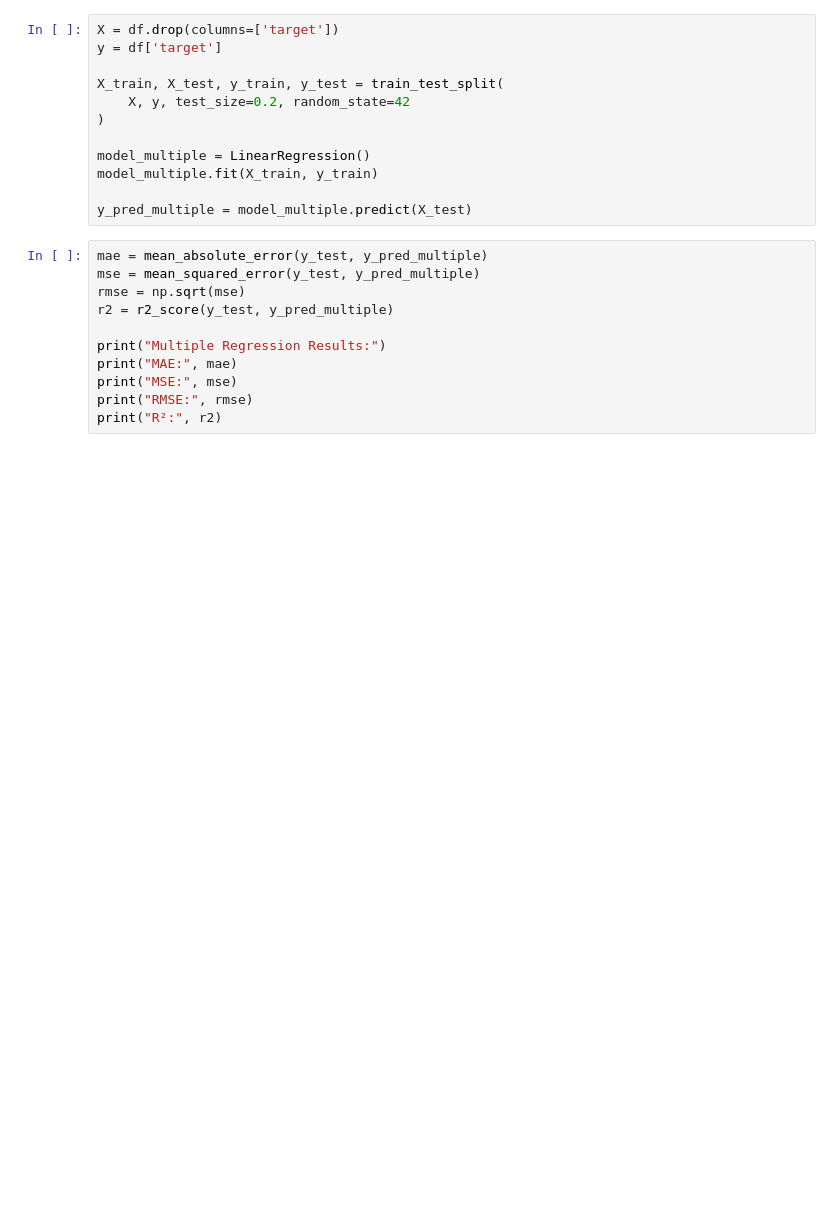
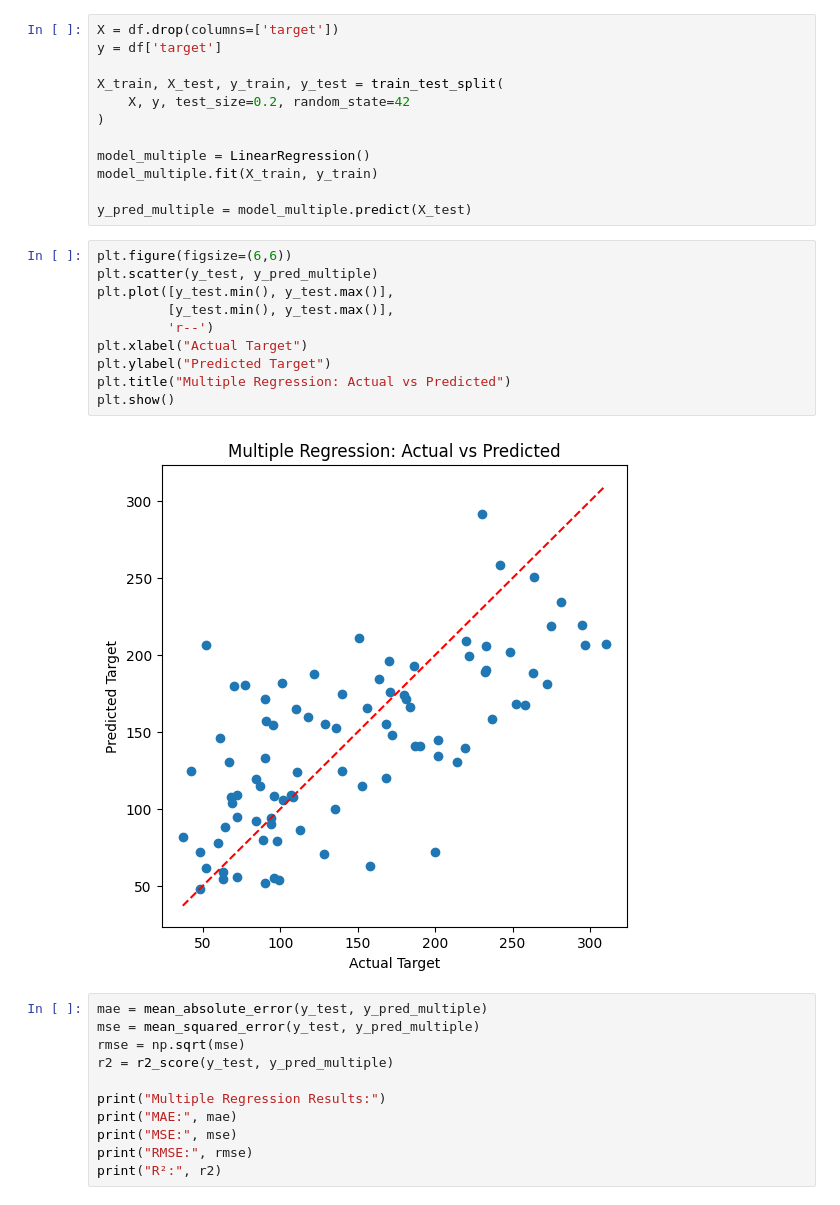
Before and after one commit to talktoavi29/AP_MSCS634_Assignment, a Jupyter notebook: DiabetesDataset.ipynb, the cells around one changed output. Drawn from its saved outputs; the diff is of its cells as text; blank space fills up the shorter version.

```diff
--- a/DiabetesDataset.ipynb
+++ b/DiabetesDataset.ipynb
@@ -100,6 +109,18 @@ model_multiple = LinearRegression()
 model_multiple.fit(X_train, y_train)
 
 y_pred_multiple = model_multiple.predict(X_test)
+# %%
+plt.figure(figsize=(6,6))
+plt.scatter(y_test, y_pred_multiple)
+plt.plot([y_test.min(), y_test.max()],
+         [y_test.min(), y_test.max()],
+         'r--')
+plt.xlabel("Actual Target")
+plt.ylabel("Predicted Target")
+plt.title("Multiple Regression: Actual vs Predicted")
+plt.show()
+# %% [output]
+[figure, added]
 # %%
 mae = mean_absolute_error(y_test, y_pred_multiple)
 mse = mean_squared_error(y_test, y_pred_multiple)
```
Also changed, not shown: parts of 7 cells of this notebook.
